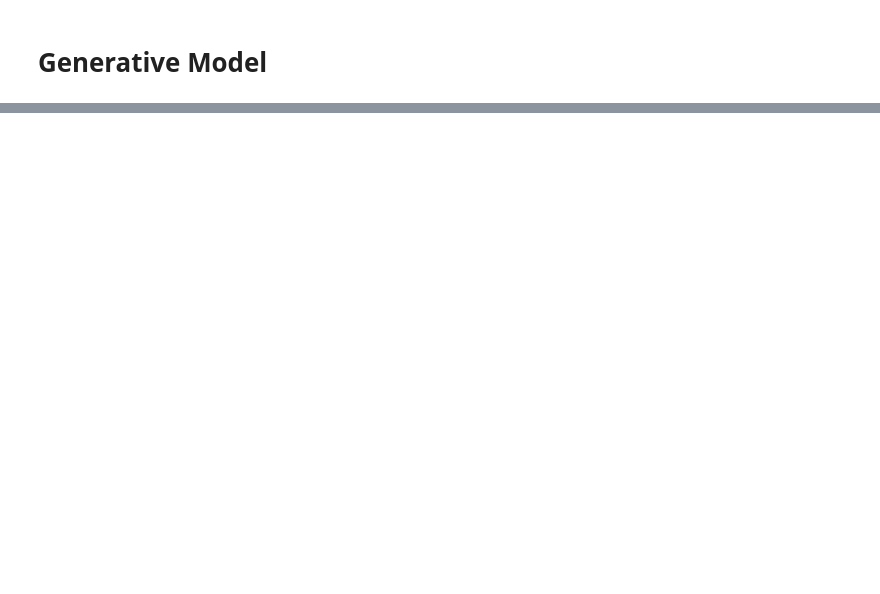
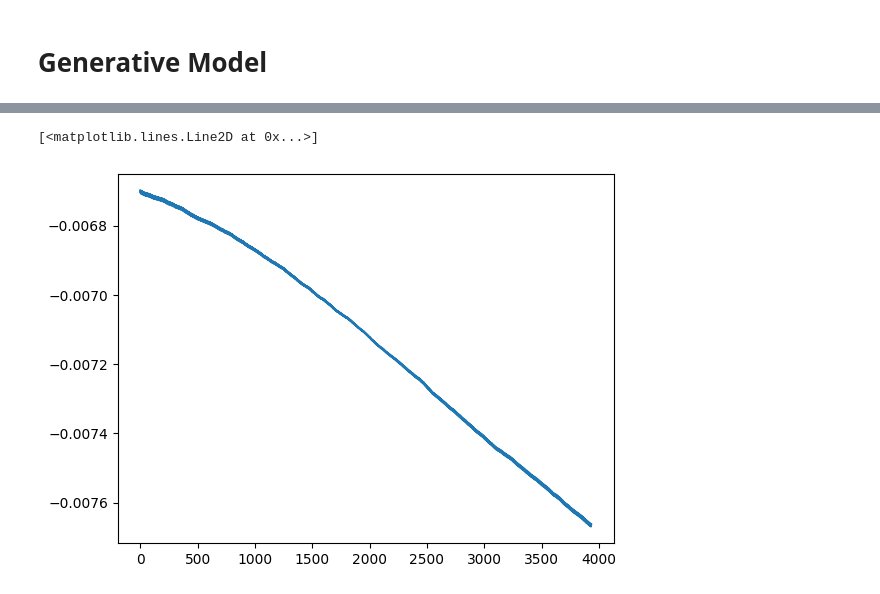
Before and after one commit to okh00/GameOfThronesPredictions, a Jupyter notebook: code/GameOfThronesPrediction.ipynb, the cells around one changed output, grey strips where cells are left out. Drawn from its saved outputs; the diff is of its cells as text; code cells hidden in the pictures; blank space fills up the shorter version.

```diff
--- a/code/GameOfThronesPrediction.ipynb
+++ b/code/GameOfThronesPrediction.ipynb
@@ -207,0 +285,5 @@ pyg_graph = from_networkx(graph)
+# %%
+plt.plot(range(EPOCHS * 6), kl_loss)
+# %% [output]
+[<matplotlib.lines.Line2D at 0x...>]
+[figure, added]
```
Also changed, not shown: parts of 22 cells of this notebook, 5 other files.
